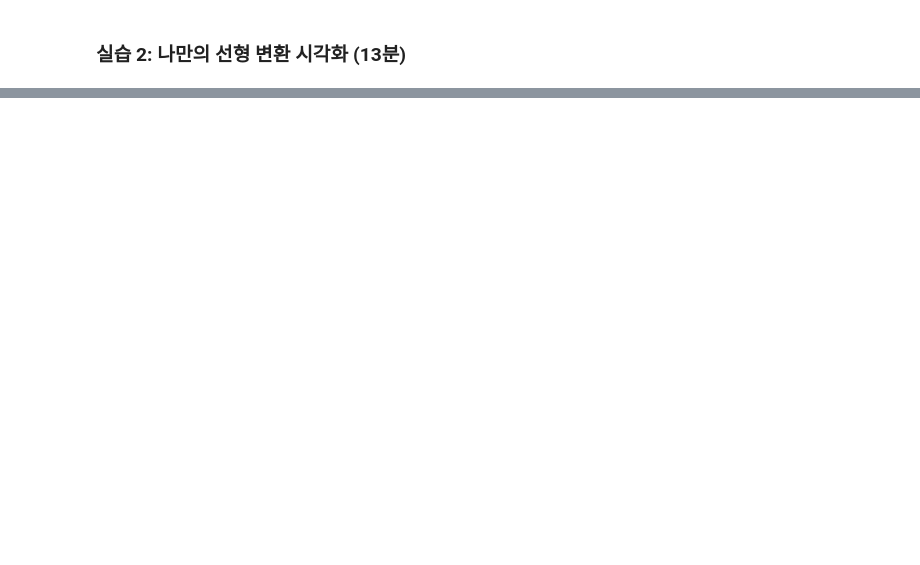
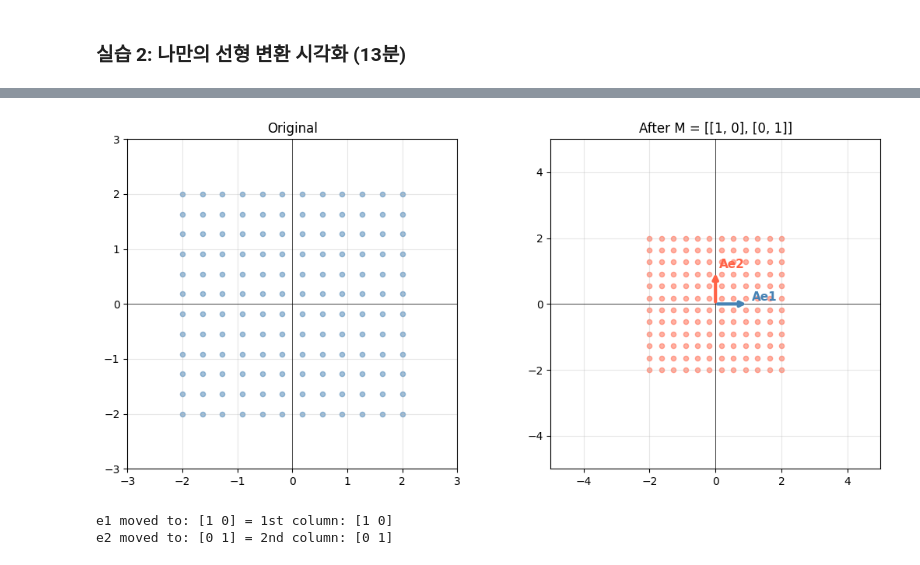
Before and after one commit to yeounhyeok/ai-mathmatics, a Jupyter notebook: Lab 2.ipynb, the cells around one changed output, grey strips where cells are left out. Cells and saved outputs as stored; diff of their text form; code cells hidden in the pictures; blank space fills up the shorter version.

```diff
--- a/Lab 2.ipynb
+++ b/Lab 2.ipynb
@@ -247,0 +280,43 @@ print('\n이 변환을 한 문장으로 설명하면: ______')
+# %%
+# Choose your own 2x2 matrix and see how it transforms a grid
+# Try: rotation, reflection, stretch, shear, projection...
+
+# --- YOUR MATRIX HERE ---
+M_custom = np.array([[1,  0],
+                     [0,  1]])
+
+# Grid of points
+s = np.linspace(-2, 2, 12)
+gx, gy = np.meshgrid(s, s)
+pts = np.stack([gx.ravel(), gy.ravel()])
+
+fig, axes = plt.subplots(1, 2, figsize=(11, 5))
+
+axes[0].scatter(pts[0], pts[1], s=20, alpha=0.5, color='steelblue')
+axes[0].set_xlim(-3,3); axes[0].set_ylim(-3,3)
+axes[0].set_aspect('equal'); axes[0].grid(True, alpha=0.3)
+axes[0].axhline(0,color='k',lw=0.5); axes[0].axvline(0,color='k',lw=0.5)
+axes[0].set_title('Original')
+
+pts_t = M_custom @ pts
+axes[1].scatter(pts_t[0], pts_t[1], s=20, alpha=0.5, color='tomato')
+axes[1].set_xlim(-5,5); axes[1].set_ylim(-5,5)
+axes[1].set_aspect('equal'); axes[1].grid(True, alpha=0.3)
+axes[1].axhline(0,color='k',lw=0.5); axes[1].axvline(0,color='k',lw=0.5)
+axes[1].set_title(f'After M = {M_custom.tolist()}')
+
+# Draw where basis vectors go
+for vec, col, lbl in [(M_custom@[1,0],'steelblue','Ae1'),
+                       (M_custom@[0,1],'tomato','Ae2')]:
+    axes[1].annotate('', xy=vec, xytext=(0,0),
+                     arrowprops=dict(arrowstyle='->', color=col, lw=3))
+    axes[1].text(vec[0]+0.1, vec[1]+0.1, lbl, color=col, fontsize=11, fontweight='bold')
+
+plt.tight_layout(); plt.show()
+
+print('e1 moved to:', M_custom @ np.array([1,0]), '= 1st column:', M_custom[:,0])
+print('e2 moved to:', M_custom @ np.array([0,1]), '= 2nd column:', M_custom[:,1])
+# %% [output]
+[figure, added]
+e1 moved to: [1 0] = 1st column: [1 0]
+e2 moved to: [0 1] = 2nd column: [0 1]
```
Also changed, not shown: parts of 8 cells of this notebook, 5 other files.
